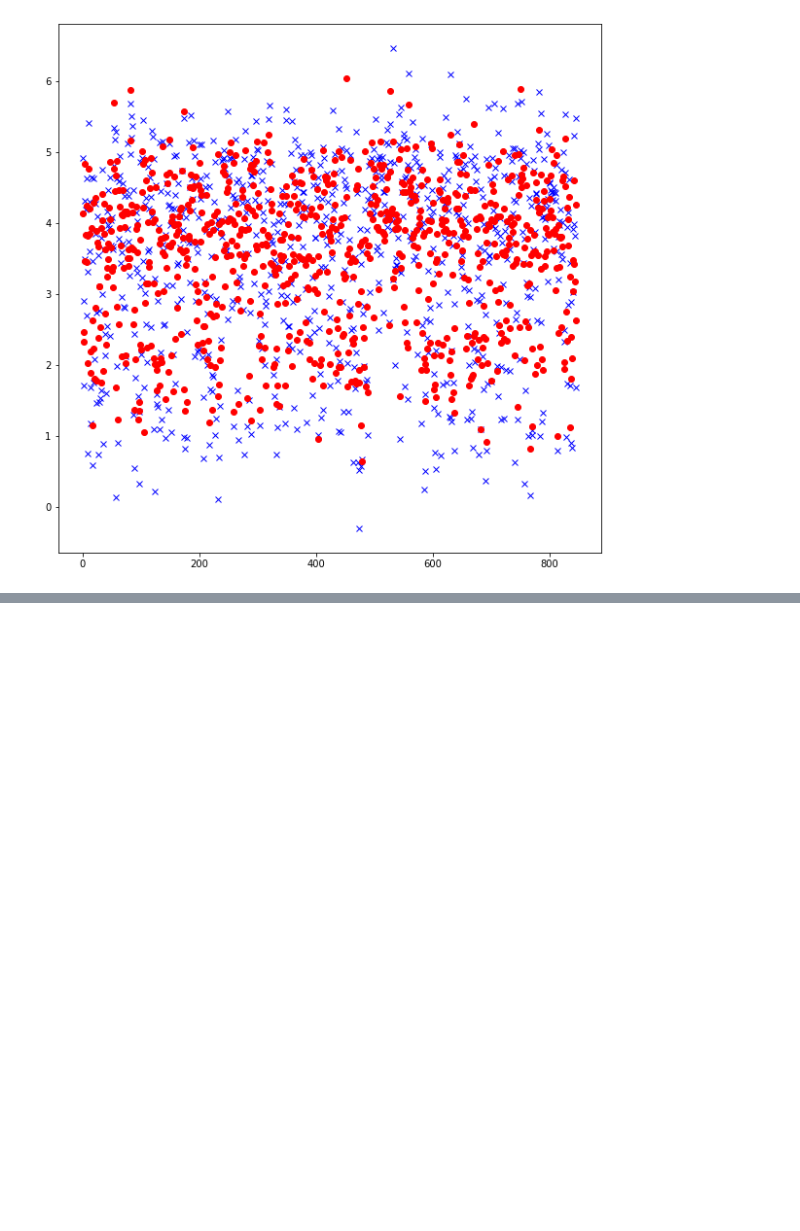
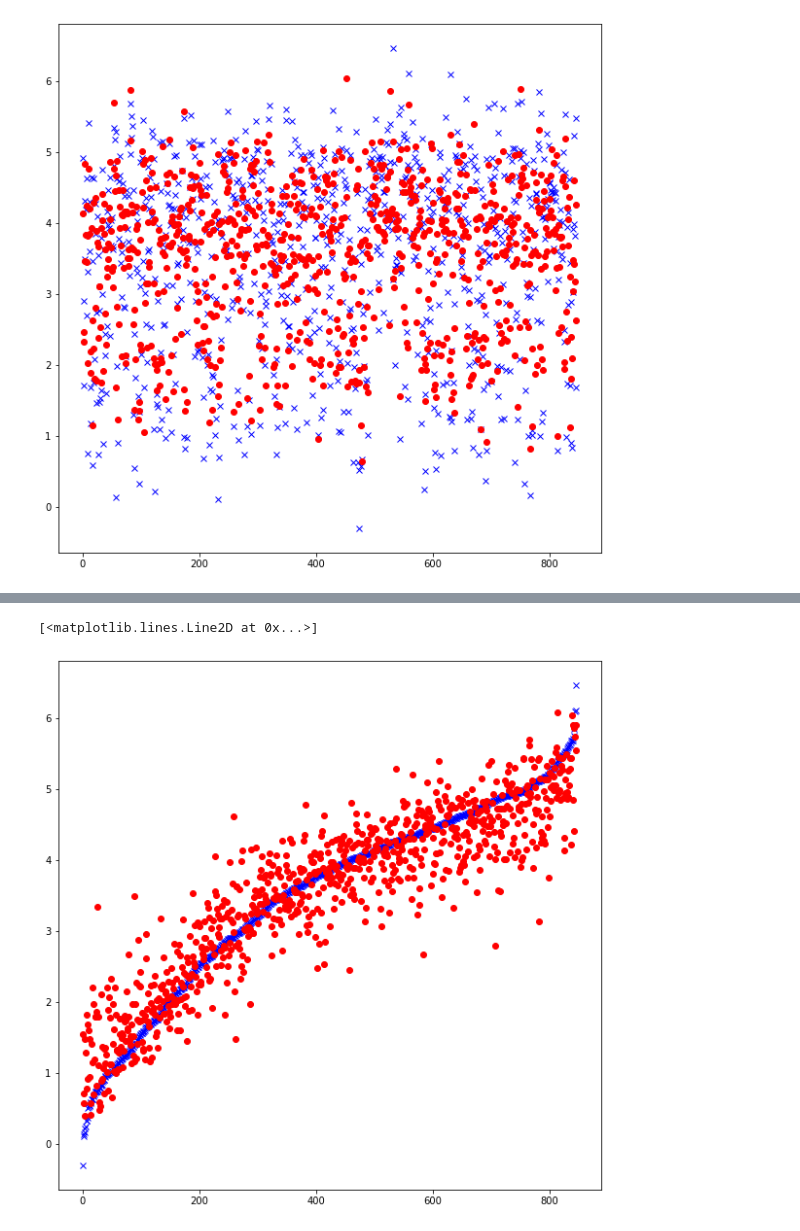
Before and after one commit to ramonapariciog/LIAPRE-Masters, a Jupyter notebook: clases/regresion/Apoyo_regresion_lineal.ipynb, the cells around one changed output, grey strips where cells are left out. Saved outputs shown, nothing was run; the diff lists cells and outputs as text; code cells hidden in the pictures; blank space fills up the shorter version.

```diff
--- a/clases/regresion/Apoyo_regresion_lineal.ipynb
+++ b/clases/regresion/Apoyo_regresion_lineal.ipynb
@@ -302,0 +322,11 @@ plt.bar(np.arange(680), model.coef_, 0.3)
+# %%
+listaY = list(zip(Y.values, prediction))
+# %%
+sorted_y = np.array(sorted(listaY, key=lambda x: x[0]))
+# %%
+plt.figure(figsize=(10,10))
+plt.plot(sorted_y[:,0], 'bx')
+plt.plot(sorted_y[:,1], 'ro')
+# %% [output]
+[<matplotlib.lines.Line2D at 0x...>]
+[figure, added]
```
Also changed, not shown: parts of 28 cells of this notebook, 2 other files.
